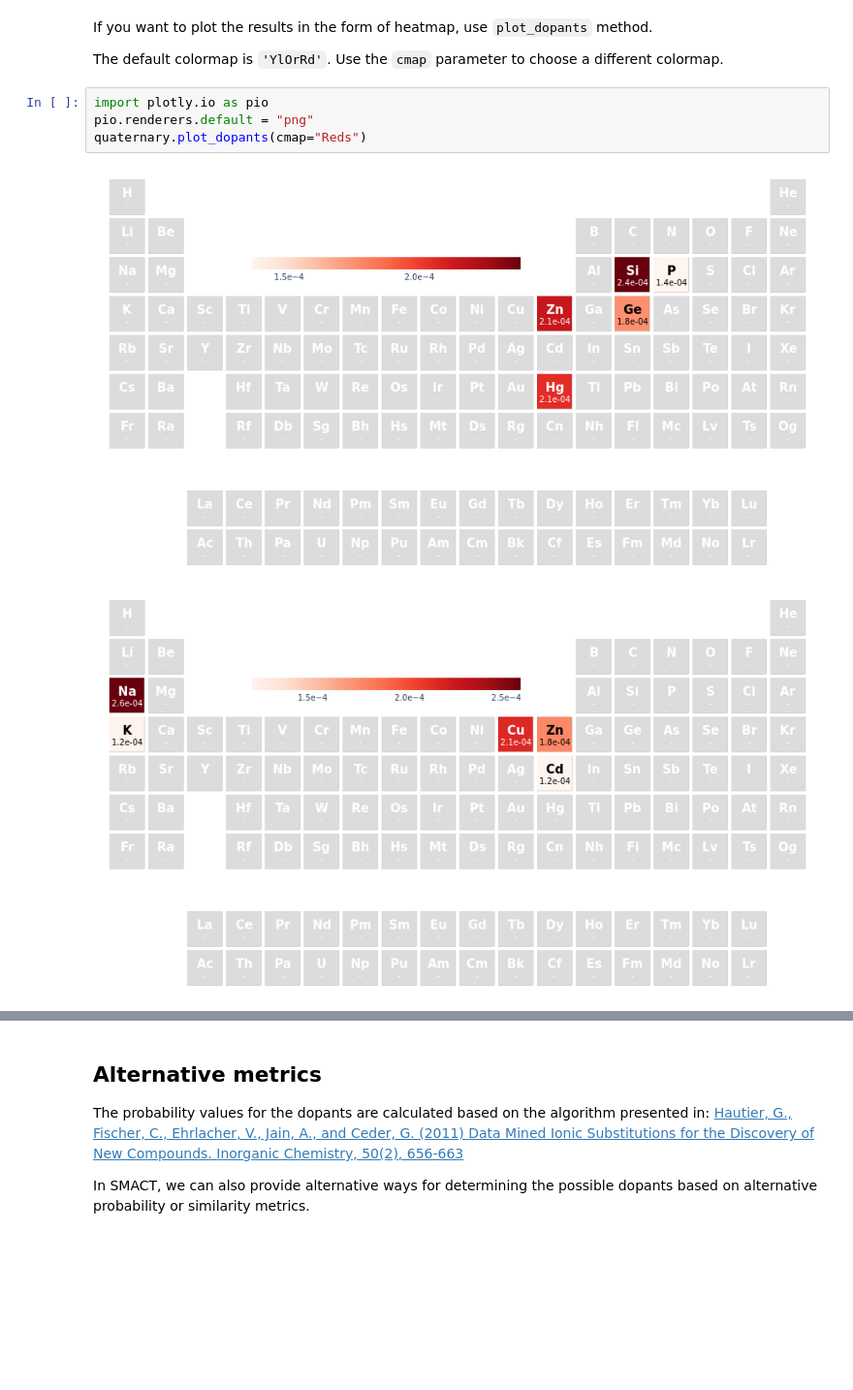
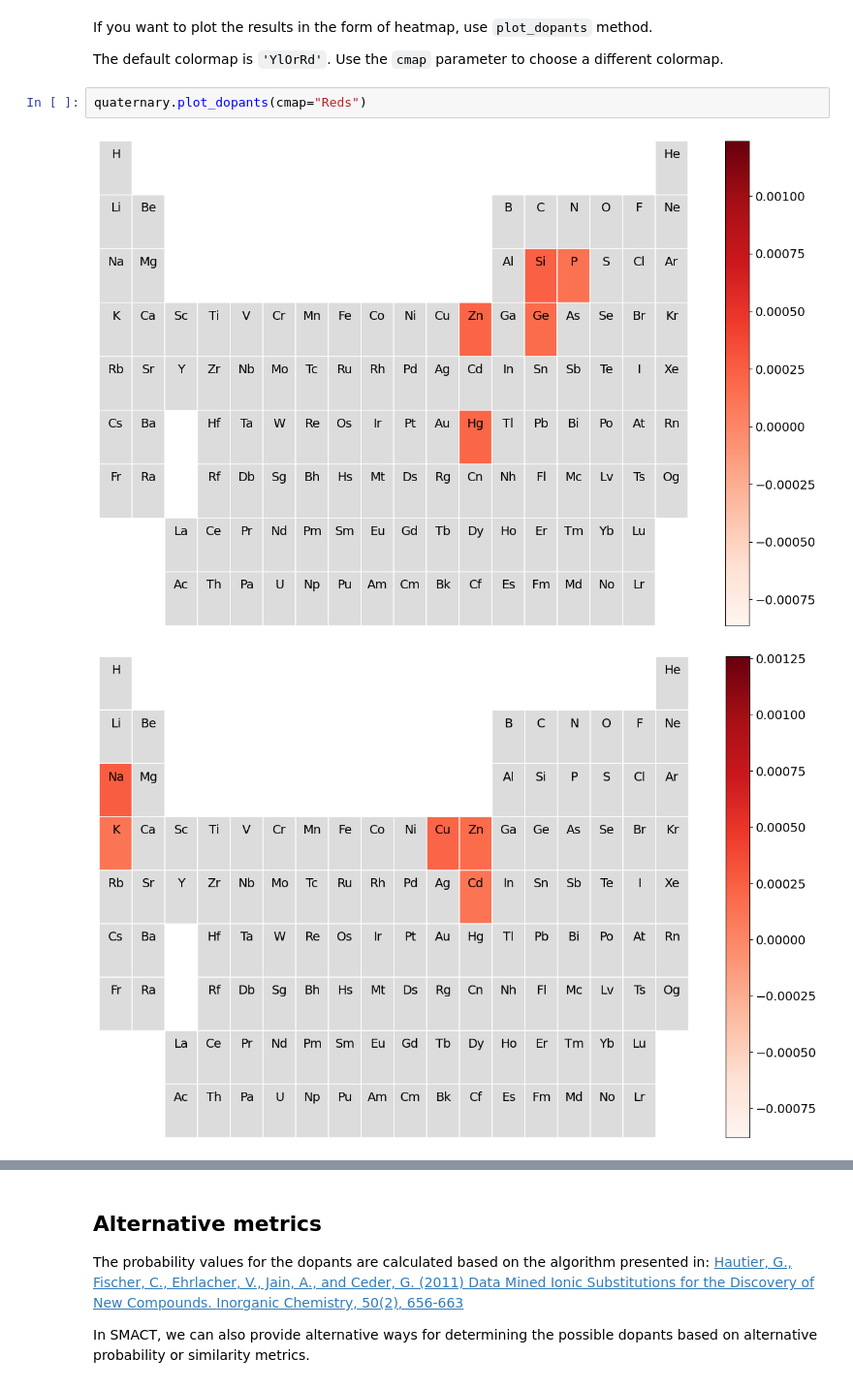
Before and after one commit to WMD-group/SMACT, a Jupyter notebook: docs/examples/doper.ipynb, the cells around one changed output, grey strips where cells are left out. Shown at 97% size. Saved outputs shown, nothing was run; the diff lists cells and outputs as text; blank space fills up the shorter version.

Commit message:
fix: use pymatgen heatmap instead of pymatviz heatmap

```diff
--- a/docs/examples/doper.ipynb
+++ b/docs/examples/doper.ipynb
@@ -110,9 +110,7 @@ If you want to plot the results in the form of heatmap, use `plot_dopants` metho
 
 The default colormap is `'YlOrRd'`. Use the `cmap` parameter to choose a different colormap.
 # %%
-import plotly.io as pio
-pio.renderers.default = "png"
 quaternary.plot_dopants(cmap="Reds")
 # %% [output]
-[figure, old version]
+[figure, new version]
-[figure, old version]
+[figure, new version]
```
Also changed, not shown: parts of 1 cell of this notebook, 2 other files.
